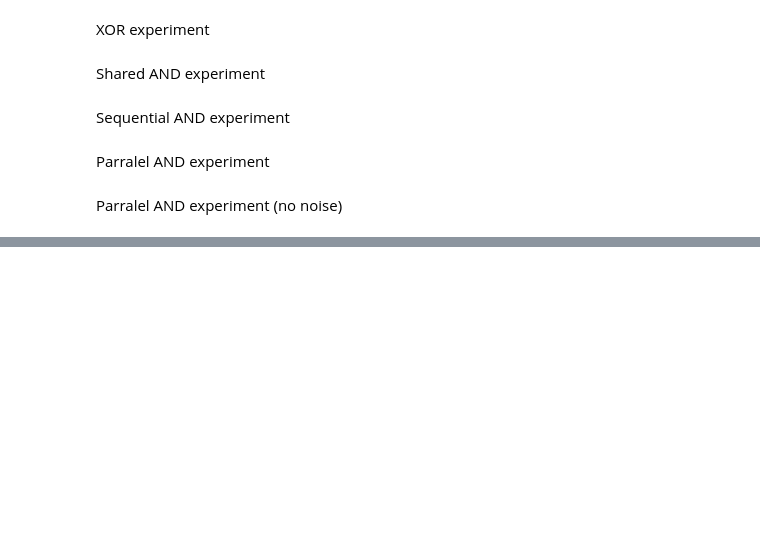
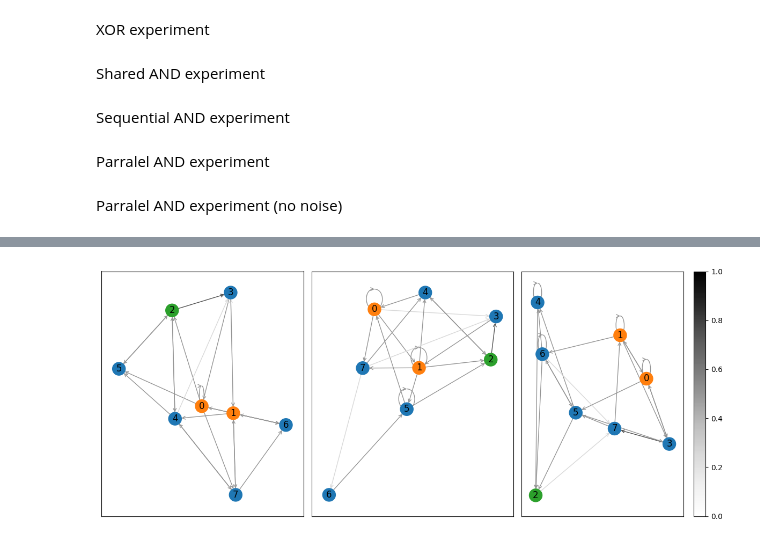
Before and after one commit to trevormccrt/noise_emergence, a Jupyter notebook: analysis/analyze_task_results.ipynb, the cells around one changed output, grey strips where cells are left out. Saved outputs shown, nothing was run; the diff lists cells and outputs as text; code cells hidden in the pictures; blank space fills up the shorter version.

```diff
--- a/analysis/analyze_task_results.ipynb
+++ b/analysis/analyze_task_results.ipynb
@@ -89,24 +89,25 @@ graphs = [general_network_visualization.influence_graph_from_ragged_spec(f[0, :,
  None,
  None]
 # %%
-%matplotlib tk
-best_to_plot = 20
+best_to_plot = 3
 to_plot = graphs[:best_to_plot]
 fig, axs = plt.subplots(ncols=len(to_plot), figsize=(12,5))
 node_colors = ["C0"] * int(N)
 
 for x in input_nodes:
     node_colors[x] = "C1"
 for x in output_nodes:
     node_colors[x] = "C2"
 
 positions = []
 for i, (g, ax, err) in enumerate(zip(graphs, axs, sorted_perfs[:best_to_plot])):
     pos = nx.spring_layout(g, iterations=40)
     positions.append(pos)
     colorbar = True if i==best_to_plot-1 else False
     general_network_visualization.plot_network_directed(g, pos, ax, node_colors[:len(g.nodes)], colorbar=colorbar)
 fig.tight_layout()
+# %% [output]
+[figure, added]
 # %%
 example_trajs, example_noise = analysis_util.run_dynamics_forward_save_state(cp.array(batched_input_state), best_functions, best_conn, best_used_conn, 7, 0.05)
 example_trajs = np.squeeze(example_trajs, -2)
```
Also changed, not shown: parts of 6 cells of this notebook, 3 other files.
